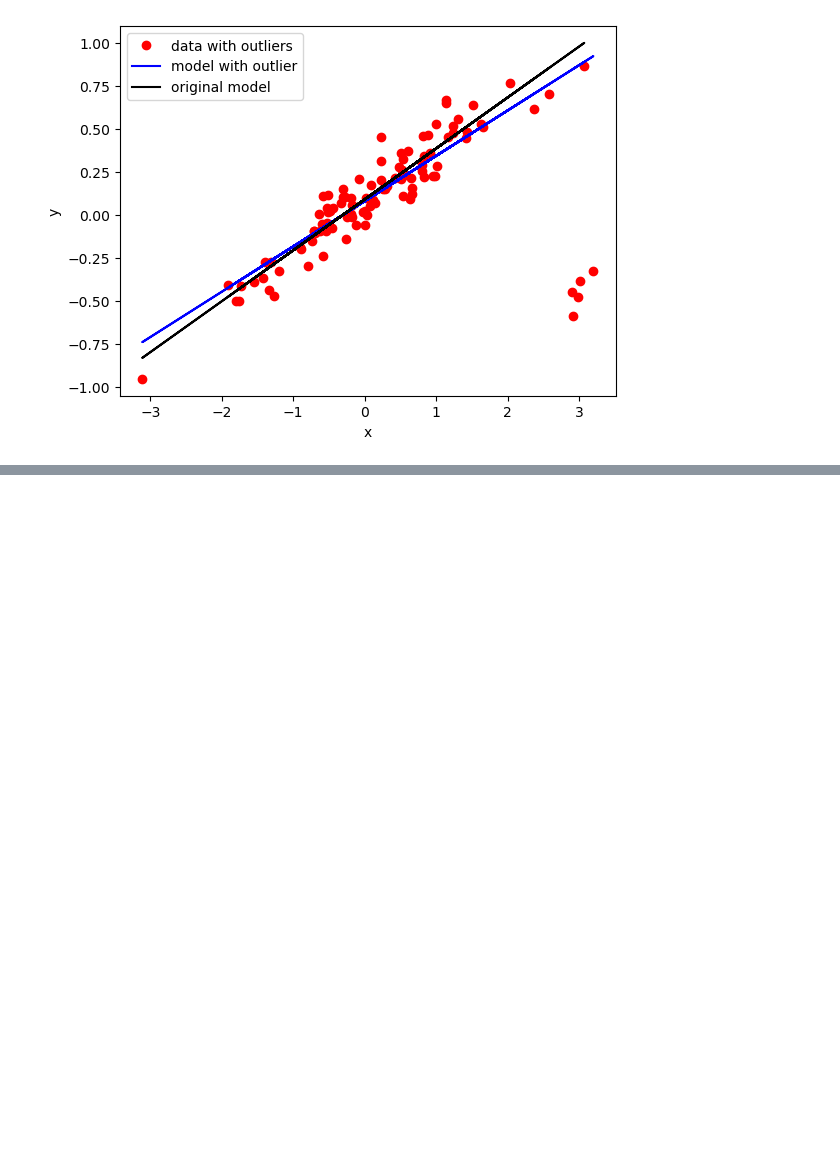
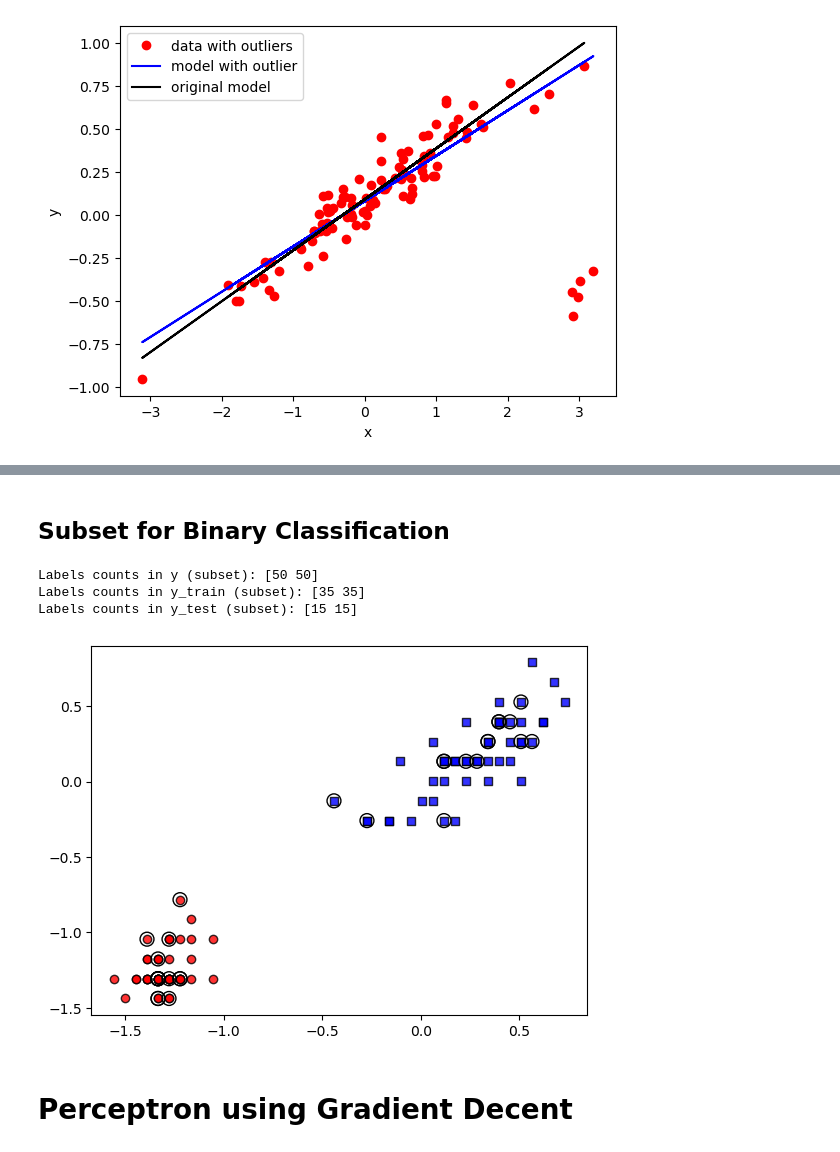
Before and after one commit to jongmoonha/AI-ME-Practice, a Jupyter notebook: Chapter2_Machine Learning_1.ipynb, the cells around one changed output, grey strips where cells are left out. Cells and saved outputs as stored; diff of their text form; code cells hidden in the pictures; blank space fills up the shorter version.

```diff
--- a/Chapter2_Machine Learning_1.ipynb
+++ b/Chapter2_Machine Learning_1.ipynb
@@ -479,0 +530,24 @@ SignificanceResult(statistic=0.7064455853595843, pvalue=4.351505558359676e-30)
+# %% [markdown]
+## Subset for Binary Classification
+# %%
+X_train_01 = X_train_std[(y_train == 0) | (y_train == 1)]
+y_train_01 = y_train[(y_train == 0) | (y_train == 1)]
+
+X_test_01 = X_test_std[(y_test == 0) | (y_test == 1)]
+y_test_01 = y_test[(y_test == 0) | (y_test == 1)]
+
+X_combined_01_std = np.vstack((X_train_01, X_test_01))
+y_combined_01 = np.hstack((y_train_01, y_test_01))
+
+print('Labels counts in y (subset):', np.bincount(y_combined_01))
+print('Labels counts in y_train (subset):', np.bincount(y_train_01))
+print('Labels counts in y_test (subset):', np.bincount(y_test_01))
+
+draw_scatter(X_combined_01_std, y_combined_01, test_idx=range(71, 100))
+# %% [output]
+Labels counts in y (subset): [50 50]
+Labels counts in y_train (subset): [35 35]
+Labels counts in y_test (subset): [15 15]
+[figure, added]
+# %% [markdown]
+# Perceptron using Gradient Decent
```
Also changed, not shown: parts of 20 cells of this notebook, 1 other file.
